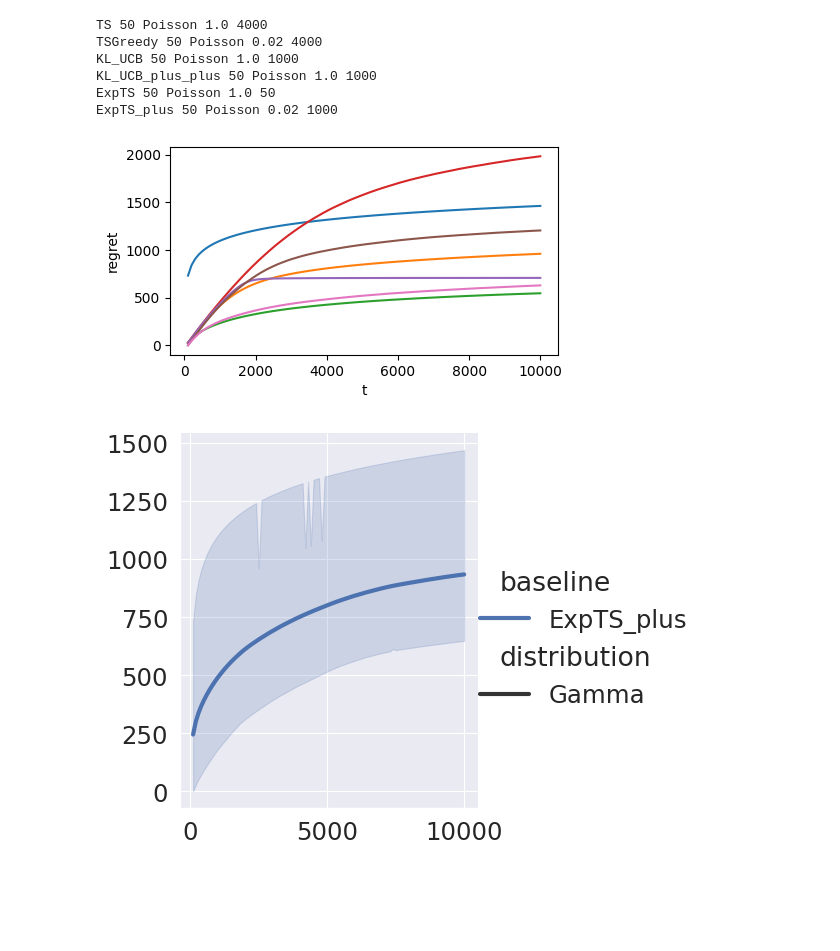
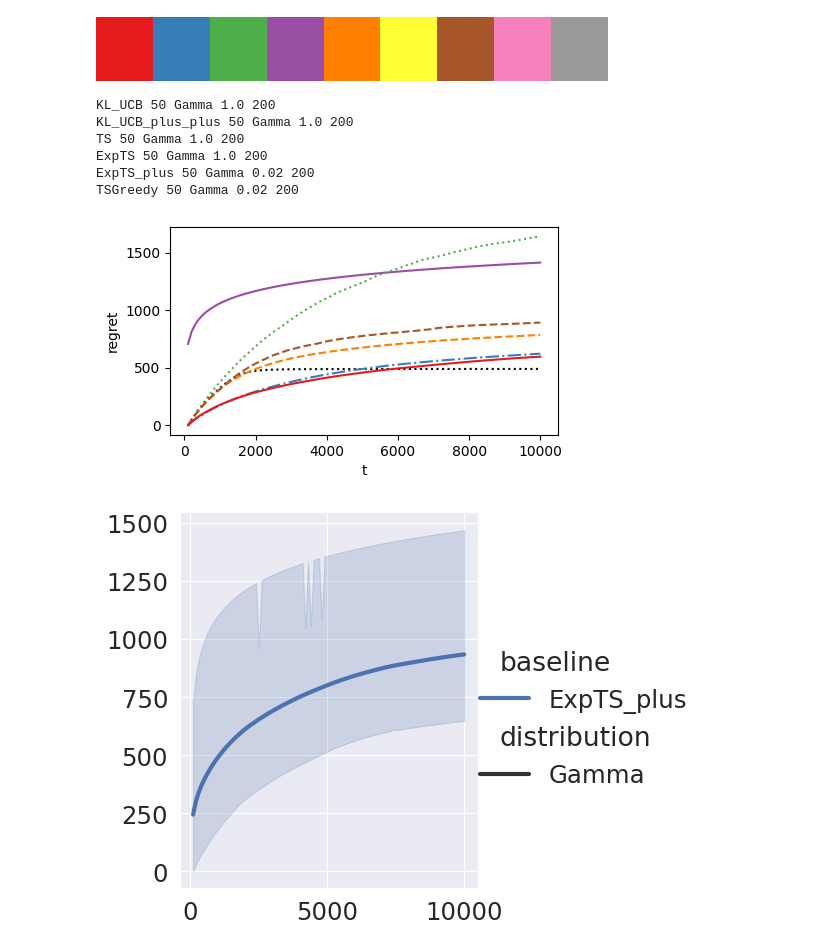
Before and after one commit to xianglinyang/TS, a Jupyter notebook: plot.ipynb, the cells around one changed output. Saved outputs shown, nothing was run; the diff lists cells and outputs as text; code cells hidden in the pictures; blank space fills up the shorter version.

```diff
--- a/plot.ipynb
+++ b/plot.ipynb
@@ -56,44 +60,78 @@ record_time = np.zeros(int(T/PERIOD))
 for t in range(1, T+1):
     if t % PERIOD == 0:
         record_time[int(t/PERIOD)-1] = t
+# %%
+palette = plt.get_cmap('Set1')
+# %%
+palette
+# %% [output]
+[figure, added]
+# %%
+colormap = {
+    "lower bound": palette(3),
+    "KL_UCB":palette(2),
+    "KL_UCB_plus_plus":(0,0,0,1),
+    "TS":palette(4),
+    "MOTS":palette(8),
+    "ExpTS":palette(6),
+    "ExpTS_plus": palette(1),
+    "TSGreedy":palette(0)
+}
+linestyles = {
+    "lower bound": "solid",
+    "KL_UCB":"dotted",
+    "KL_UCB_plus_plus":"dotted",
+    "TS":"dashed",
+    "MOTS":"dashdot",
+    "ExpTS":"dashed",
+    "ExpTS_plus": "dashdot",
+    "TSGreedy":"solid"
+}
 # %%
 N = 50
-DISTRIBUTION = "Poisson"
+DISTRIBUTION = "Gamma"
 # %%
 # Note that even in the OO-style, we use `.pyplot.figure` to create the Figure.
 fig, ax = plt.subplots(figsize=(5, 2.7))
-ax.plot(record_time, lower_bound(N, DISTRIBUTION, record_time), label="lower bound")
+ax.plot(record_time, lower_bound(N, DISTRIBUTION, record_time), label="lower bound", color=colormap["lower bound"], linestyle=linestyles["lower bound"])
 for BASELINE in BASELINES:
     all_data = record(None, record_time, lower_bound(N, DISTRIBUTION, record_time), BASELINE, N, DISTRIBUTION, 1.0)
     if BASELINE == "MOTS":
         if DISTRIBUTION in ["Gamma", "Poisson"]:
             continue
     if BASELINE in ["TSGreedy", "ExpTS_plus"]:
         # for PROB in PROBS_fn(N):
         # avg def
         PROB = 1/N
-        data = load_avg(BASELINE, N, DISTRIBUTION, round(PROB, 2))
-        ax.plot(record_time, data, label="{}".format(NAME_IN_PLOT[BASELINE]))
+        mean, std = load_avg(BASELINE, N, DISTRIBUTION, round(PROB, 2), repeat=200)
+        # r1 = list(map(lambda x: x[0]-x[1], zip(mean, std)))#上方差
+        # r2 = list(map(lambda x: x[0]+x[1], zip(mean, std)))#下方差
+        ax.plot(record_time, mean, label="{}".format(NAME_IN_PLOT[BASELINE]), color=colormap[BASELINE], linestyle=linestyles[BASELINE])
+        # ax.fill_between(record_time, r1, r2, color=colormap[BASELINE], alpha=0.2)
     else:
-        data = load_avg(BASELINE, N, DISTRIBUTION, 1.0)
-        ax.plot(record_time, data, label="{}".format(NAME_IN_PLOT[BASELINE]))
+        mean, std = load_avg(BASELINE, N, DISTRIBUTION, 1.0, repeat=200)
+        # r1 = list(map(lambda x: x[0]-x[1], zip(mean, std)))#上方差
+        # r2 = list(map(lambda x: x[0]+x[1], zip(mean, std)))#下方差
+        ax.plot(record_time, mean, label="{}".format(NAME_IN_PLOT[BASELINE]), color=colormap[BASELINE], linestyle=linestyles[BASELINE])
+        # ax.fill_between(record_time, r1, r2, color=colormap[BASELINE], alpha=0.2)
+
 ax.set_xlabel('t')  # Add an x-label to the axes.
 ax.set_ylabel('regret')  # Add a y-label to the axes.
 # ax.set_title("{} {}".format(N, DISTRIBUTION))  # Add a title to the axes.
 # ax.legend(loc="center left",ncol=1, bbox_to_anchor=(-0.55, 0.5), bbox_transform=ax.transAxes)  # Add a legend.
 plt.savefig("plot_results/{}_{}.pdf".format(N, DISTRIBUTION),
     dpi=300,
     bbox_inches="tight",
     pad_inches=0.0,
     )
 # %% [output]
-TS 50 Poisson 1.0 4000
-TSGreedy 50 Poisson 0.02 4000
-KL_UCB 50 Poisson 1.0 1000
-KL_UCB_plus_plus 50 Poisson 1.0 1000
-ExpTS 50 Poisson 1.0 50
-ExpTS_plus 50 Poisson 0.02 1000
+KL_UCB 50 Gamma 1.0 200
+KL_UCB_plus_plus 50 Gamma 1.0 200
+TS 50 Gamma 1.0 200
+ExpTS 50 Gamma 1.0 200
+ExpTS_plus 50 Gamma 0.02 200
+TSGreedy 50 Gamma 0.02 200
-[figure, old version]
+[figure, new version]
 # %%
 for N in Ns:
     for DISTRIBUTION in DISTRIBUTIONS:
```
Also changed, not shown: parts of 1 cell of this notebook, 1 other file.
